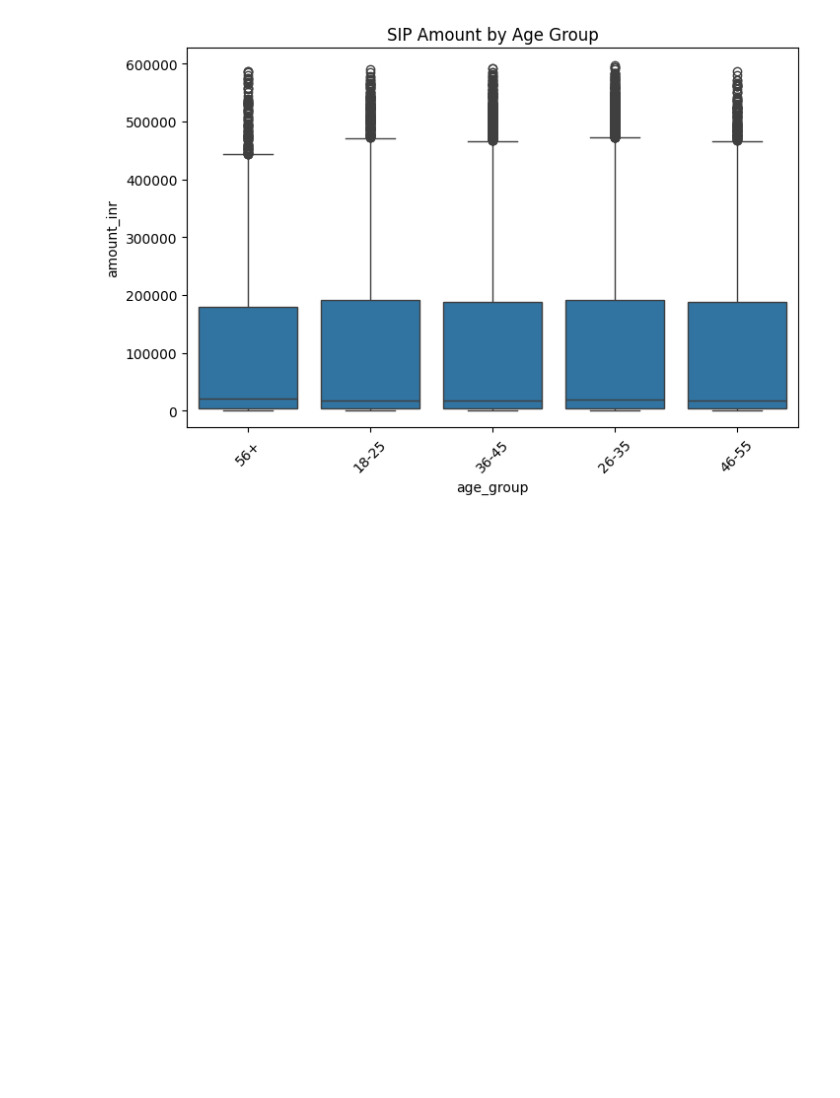
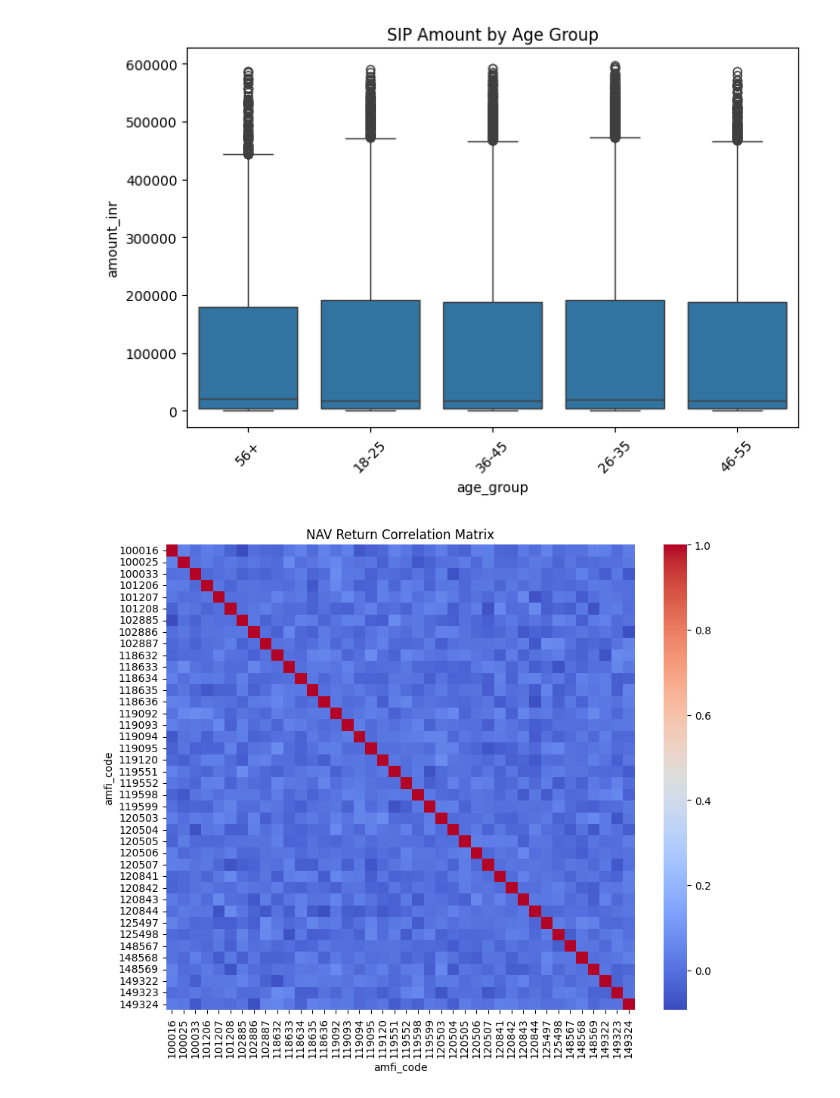
Before and after one commit to Architatrivedi/Mutual_Fund_Analytics, a Jupyter notebook: notebooks/03_eda_analysis.ipynb, the cells around one changed output. Drawn from its saved outputs; the diff is of its cells as text; code cells hidden in the pictures; blank space fills up the shorter version.

```diff
--- a/notebooks/03_eda_analysis.ipynb
+++ b/notebooks/03_eda_analysis.ipynb
@@ -172,3 +172,26 @@ plt.xticks(rotation=45)
 plt.show()
 # %% [output]
 [figure]
+# %%
+returns = nav.pivot(
+    index="date",
+    columns="amfi_code",
+    values="nav"
+)
+
+returns = returns.pct_change()
+
+corr = returns.corr()
+
+plt.figure(figsize=(10,8))
+
+sns.heatmap(
+    corr,
+    cmap="coolwarm"
+)
+
+plt.title("NAV Return Correlation Matrix")
+
+plt.show()
+# %% [output]
+[figure, added]
```
Also changed, not shown: parts of 2 cells of this notebook, 1 other file.
